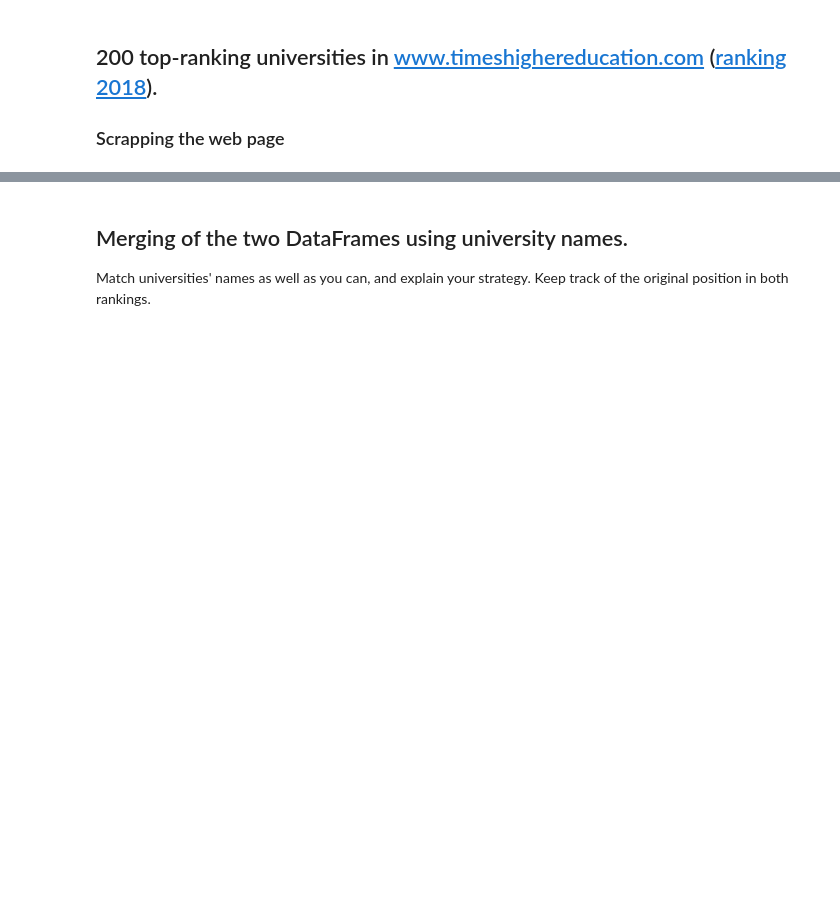
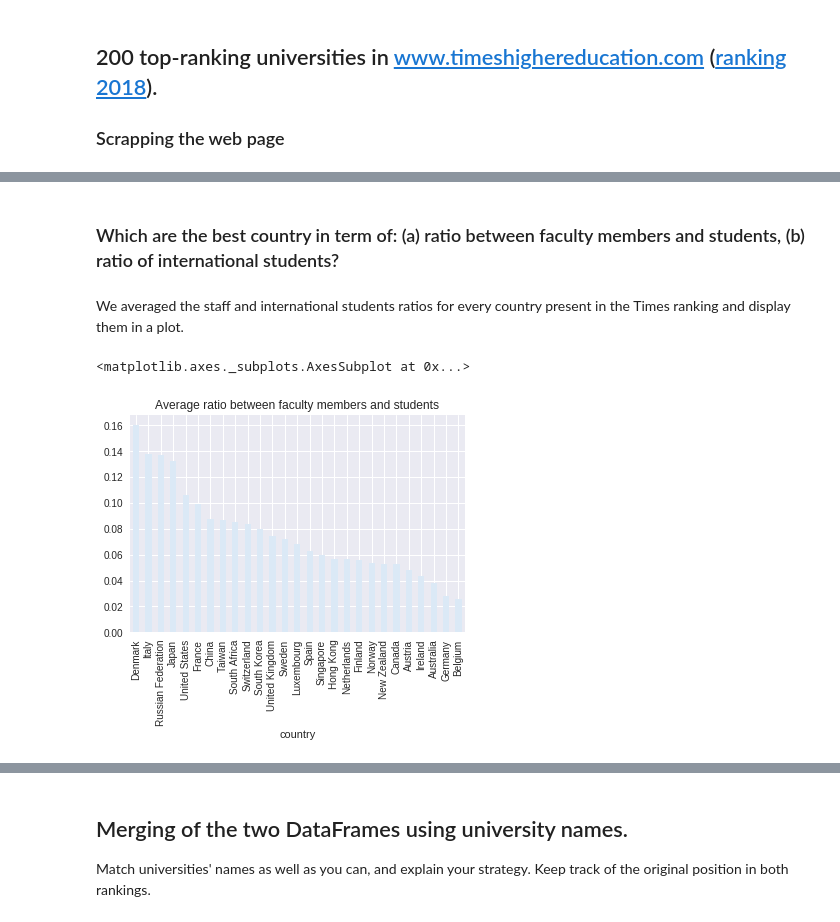
Before and after one commit to sbeuret/ADAProject_Bacsa_Beuret_Santarelli, a Jupyter notebook: 02 - Data from the Web/Homework 2.ipynb, the cells around one changed output, grey strips where cells are left out. Cells and saved outputs as stored; diff of their text form; code cells hidden in the pictures; blank space fills up the shorter version.

```diff
--- a/02 - Data from the Web/Homework 2.ipynb
+++ b/02 - Data from the Web/Homework 2.ipynb
@@ -293,3 +357,10 @@ df_time.sort_values('(Times) international students/ total students',ascending=F
+# %% [markdown]
+### Which are the best country in term of: (a) ratio between faculty members and students, (b) ratio of international students?
+# %% [markdown]
+We averaged the staff and international students ratios for every country present in the Times ranking and display them in a plot.
 # %%
-df_time.groupby(['country'])['(Times) faculty members/students'].mean().sort_values(ascending=False).plot(kind='bar')
+df_time.groupby(['country'])['(Times) faculty members/students'].mean().sort_values(ascending=False).plot(kind='bar',title='Average ratio between faculty members and students')
+# %% [output]
+<matplotlib.axes._subplots.AxesSubplot at 0x...>
+[figure, added]
 # %%
```
Also changed, not shown: parts of 36 cells of this notebook.
